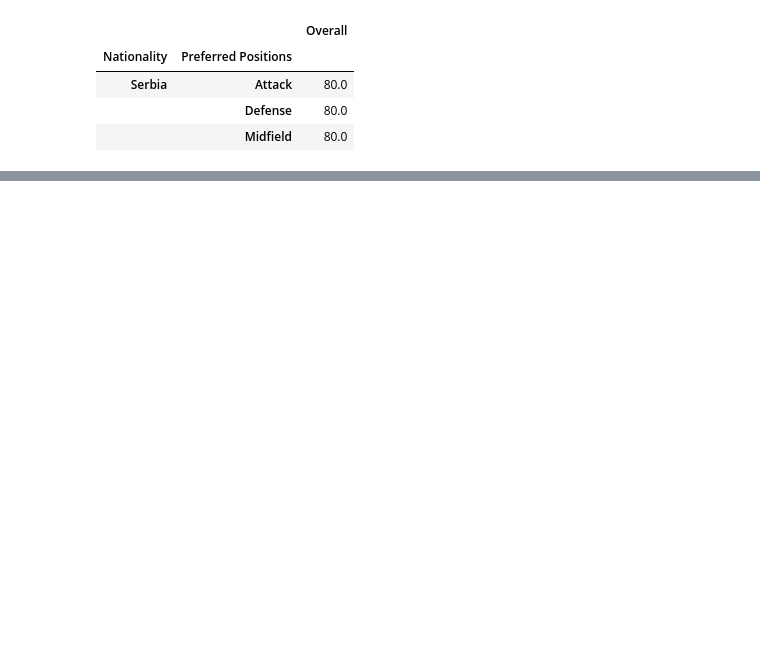
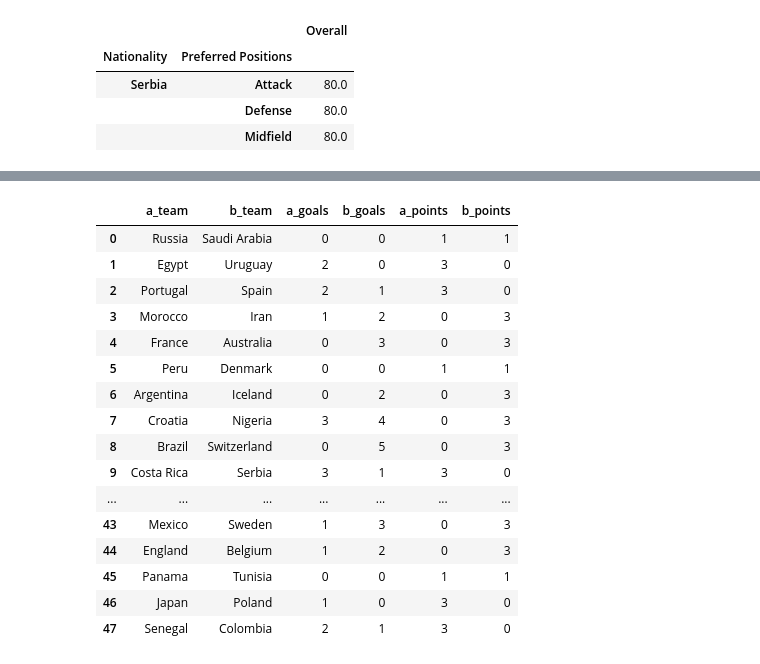
Before and after one commit to MikeStrenk/Modeling-the-World-Cup-2018, a Jupyter notebook: match-simulator-code-notebook.ipynb, the cells around one changed output, grey strips where cells are left out. Drawn from its saved outputs; the diff is of its cells as text; code cells hidden in the pictures; blank space fills up the shorter version.

```diff
--- a/match-simulator-code-notebook.ipynb
+++ b/match-simulator-code-notebook.ipynb
@@ -155,4 +155,7 @@ def get_team_stats(team, type='Club', no_of_players=13, return_df=False):
         return team_stats_df
     else:
         df = team_stats_df.reset_index().pivot(type, 'Preferred Positions')
-        return df['Overall'].values.tolist()
+        attack = df['Overall'].values[0][0]
+        mid = df['Overall'].values[0][1]
+        defense = df['Overall'].values[0][2]
+        return [attack, mid, defense]
@@ -883,0 +1045,5 @@ group_stage_results_df
+# %%
+group_stage_results_df = schedule_df.copy()
+group_stage_results_df['a_goals'] = pd.Series(a_goals_count)
+group_stage_results_df['b_goals'] = pd.Series(b_goals_count)
+group_stage_results_df
@@ -883,0 +1068,40 @@ group_stage_results_df
+# %%
+a_team_points = []
+b_team_points = []
+
+for index, row in group_stage_results_df.iterrows():
+    win = 3
+    loss = 0
+    draw = 1
+    if row['a_goals'] == row['b_goals']:
+        a_team_points.append(draw)
+        b_team_points.append(draw)
+    elif row['a_goals'] > row['b_goals']:
+        a_team_points.append(win)
+        b_team_points.append(loss)
+    elif row['a_goals'] < row['b_goals']:
+        a_team_points.append(loss)
+        b_team_points.append(win)
+
+
+group_stage_results_df['a_points'] = pd.Series(a_team_points)
+group_stage_results_df['b_points'] = pd.Series(b_team_points)
+group_stage_results_df
+# %% [output]
+|  | a_team | b_team | a_goals | b_goals | a_points | b_points |
+| 0 | Russia | Saudi Arabia | 0 | 0 | 1 | 1 |
+| 1 | Egypt | Uruguay | 2 | 0 | 3 | 0 |
+| 2 | Portugal | Spain | 2 | 1 | 3 | 0 |
+| 3 | Morocco | Iran | 1 | 2 | 0 | 3 |
+| 4 | France | Australia | 0 | 3 | 0 | 3 |
+| 5 | Peru | Denmark | 0 | 0 | 1 | 1 |
+| 6 | Argentina | Iceland | 0 | 2 | 0 | 3 |
+| 7 | Croatia | Nigeria | 3 | 4 | 0 | 3 |
+| 8 | Brazil | Switzerland | 0 | 5 | 0 | 3 |
+| 9 | Costa Rica | Serbia | 3 | 1 | 3 | 0 |
+| ... | ... | ... | ... | ... | ... | ... |
+| 43 | Mexico | Sweden | 1 | 3 | 0 | 3 |
+| 44 | England | Belgium | 1 | 2 | 0 | 3 |
+| 45 | Panama | Tunisia | 0 | 0 | 1 | 1 |
+| 46 | Japan | Poland | 1 | 0 | 3 | 0 |
+| 47 | Senegal | Colombia | 2 | 1 | 3 | 0 |
```
Also changed, not shown: parts of 28 cells of this notebook.
